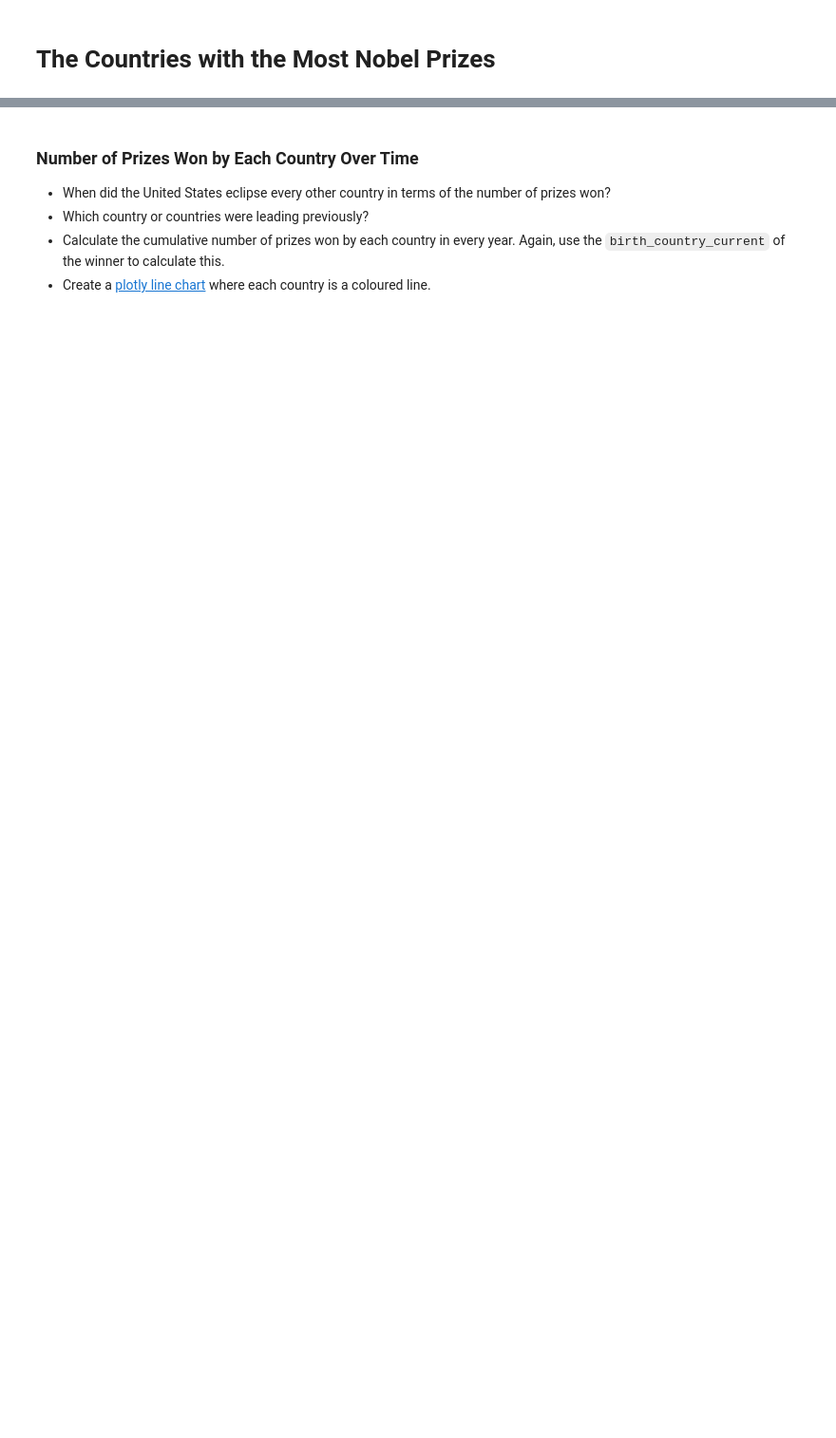
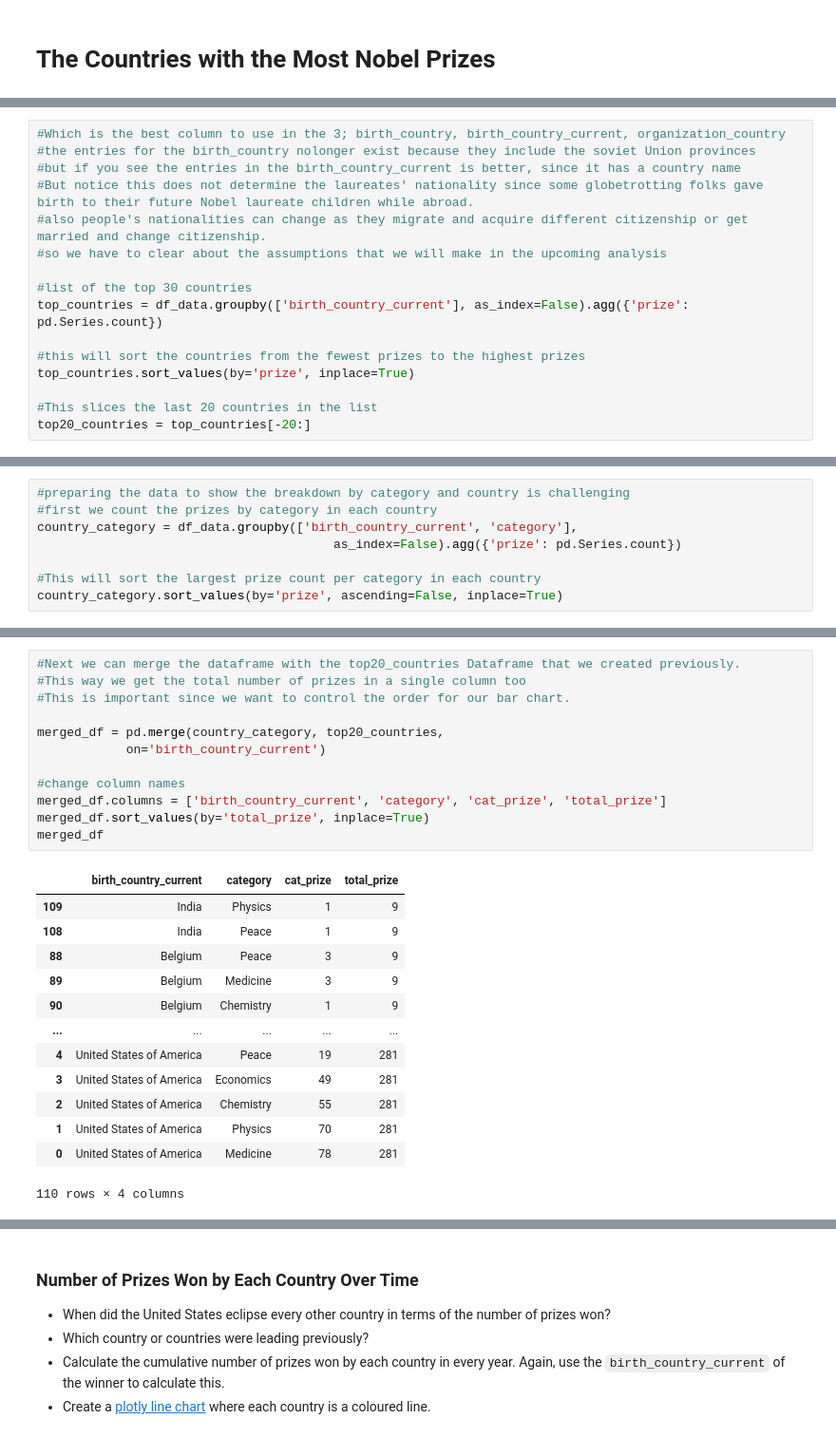
Before and after one commit to thedarkarchitect/basic_python_DS, a Jupyter notebook: Nobel+Prize+Analysis/Nobel_Prize_Analysis.ipynb, the cells around one changed output, grey strips where cells are left out. Shown at 95% size. Saved outputs shown, nothing was run; the diff lists cells and outputs as text; blank space fills up the shorter version.

```diff
--- a/Nobel+Prize+Analysis/Nobel_Prize_Analysis.ipynb
+++ b/Nobel+Prize+Analysis/Nobel_Prize_Analysis.ipynb
@@ -426,3 +514,19 @@ plt.show()
 <img src=https://i.imgur.com/agcJdRS.png width=750>
 
 * What is the ranking for the top 20 countries in terms of the number of prizes?
+# %%
+#Which is the best column to use in the 3; birth_country, birth_country_current, organization_country
+#the entries for the birth_country nolonger exist because they include the soviet Union provinces
+#but if you see the entries in the birth_country_current is better, since it has a country name
+#But notice this does not determine the laureates' nationality since some globetrotting folks gave birth to their future Nobel laureate children while abroad.
+#also people's nationalities can change as they migrate and acquire different citizenship or get married and change citizenship.
+#so we have to clear about the assumptions that we will make in the upcoming analysis
+
+#list of the top 30 countries
+top_countries = df_data.groupby(['birth_country_current'], as_index=False).agg({'prize': pd.Series.count})
+
+#this will sort the countries from the fewest prizes to the highest prizes
+top_countries.sort_values(by='prize', inplace=True)
+
+#This slices the last 20 countries in the list
+top20_countries = top_countries[-20:]
@@ -457,3 +612,11 @@ The hard part is preparing the data for this chart!
 *Hint*: Take a two-step approach. The first step is grouping the data by country and category. Then you can create a DataFrame that looks something like this:
 
 <img src=https://i.imgur.com/VKjzKa1.png width=450>
+# %%
+#preparing the data to show the breakdown by category and country is challenging
+#first we count the prizes by category in each country
+country_category = df_data.groupby(['birth_country_current', 'category'],
+                                        as_index=False).agg({'prize': pd.Series.count})
+
+#This will sort the largest prize count per category in each country
+country_category.sort_values(by='prize', ascending=False, inplace=True)
@@ -459,0 +637,26 @@ The hard part is preparing the data for this chart!
+# %%
+#Next we can merge the dataframe with the top20_countries Dataframe that we created previously.
+#This way we get the total number of prizes in a single column too
+#This is important since we want to control the order for our bar chart.
+
+merged_df = pd.merge(country_category, top20_countries,
+            on='birth_country_current')
+
+#change column names
+merged_df.columns = ['birth_country_current', 'category', 'cat_prize', 'total_prize']
+merged_df.sort_values(by='total_prize', inplace=True)
+merged_df
+# %% [output]
+|  | birth_country_current | category | cat_prize | total_prize |
+| 109 | India | Physics | 1 | 9 |
+| 108 | India | Peace | 1 | 9 |
+| 88 | Belgium | Peace | 3 | 9 |
+| 89 | Belgium | Medicine | 3 | 9 |
+| 90 | Belgium | Chemistry | 1 | 9 |
+| ... | ... | ... | ... | ... |
+| 4 | United States of America | Peace | 19 | 281 |
+| 3 | United States of America | Economics | 49 | 281 |
+| 2 | United States of America | Chemistry | 55 | 281 |
+| 1 | United States of America | Physics | 70 | 281 |
+| 0 | United States of America | Medicine | 78 | 281 |
+110 rows × 4 columns
```
Also changed, not shown: parts of 12 cells of this notebook.
